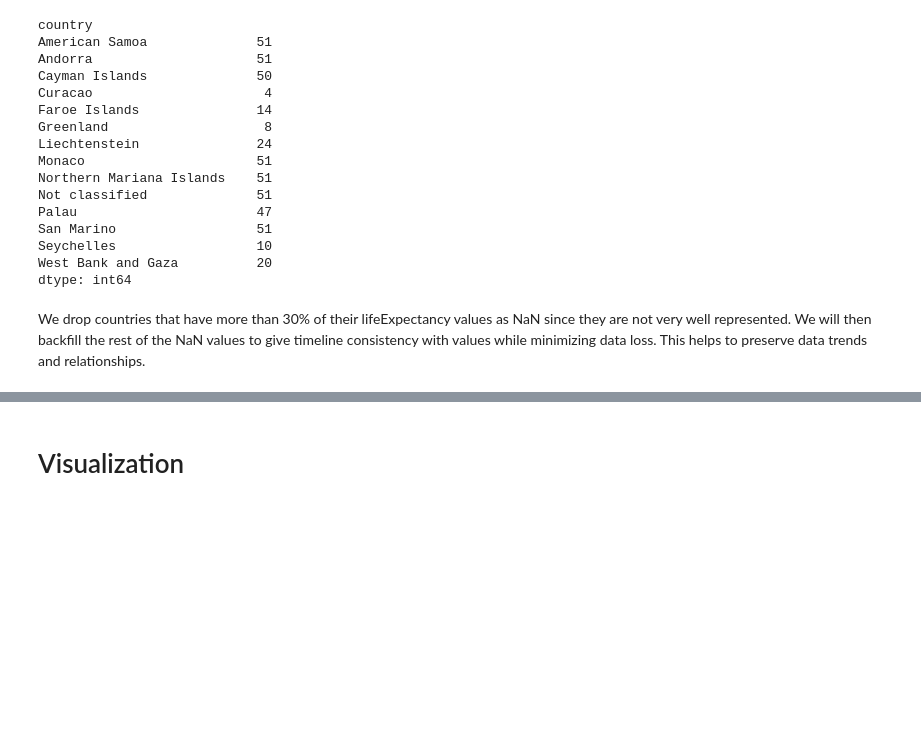
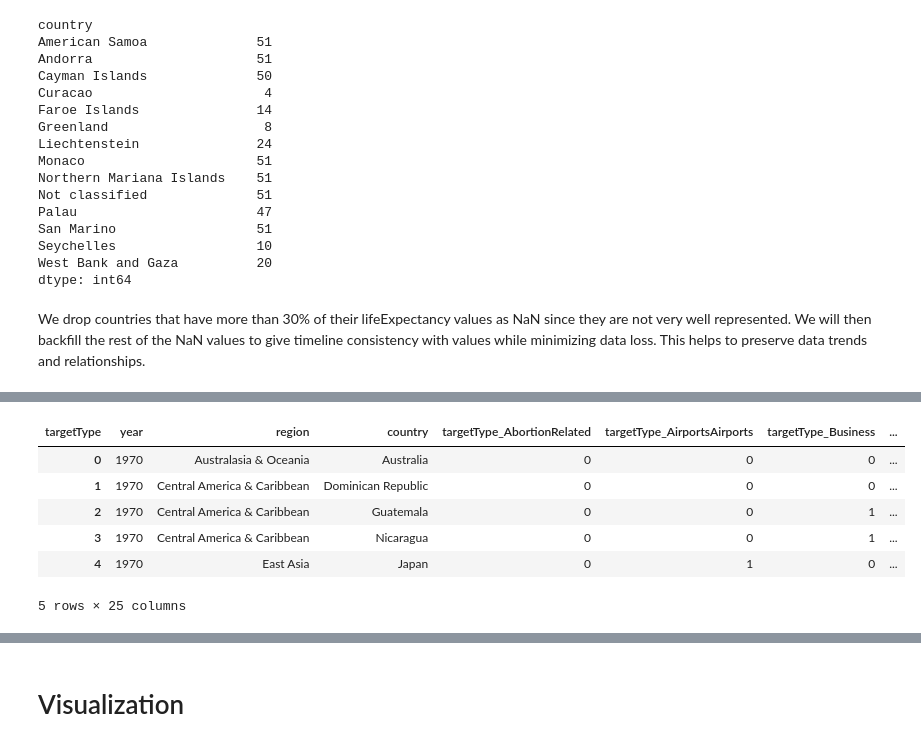
Before and after one commit to bdog18/TOOL1_FINAL_PROJECT, a Jupyter notebook: final.ipynb, the cells around one changed output, grey strips where cells are left out. Saved outputs shown, nothing was run; the diff lists cells and outputs as text; code cells hidden in the pictures; blank space fills up the shorter version.

```diff
--- a/final.ipynb
+++ b/final.ipynb
@@ -486,0 +560,10 @@ region_country_groups
+# %%
+targetType_df.head()
+# %% [output]
+| targetType | year | region | country | targetType_AbortionRelated | targetType_AirportsAirports | targetType_Business | ... |
+| 0 | 1970 | Australasia & Oceania | Australia | 0 | 0 | 0 | ... |
+| 1 | 1970 | Central America & Caribbean | Dominican Republic | 0 | 0 | 0 | ... |
+| 2 | 1970 | Central America & Caribbean | Guatemala | 0 | 0 | 1 | ... |
+| 3 | 1970 | Central America & Caribbean | Nicaragua | 0 | 0 | 1 | ... |
+| 4 | 1970 | East Asia | Japan | 0 | 1 | 0 | ... |
+5 rows × 25 columns
```
Also changed, not shown: parts of 44 cells of this notebook, 1 other file.
